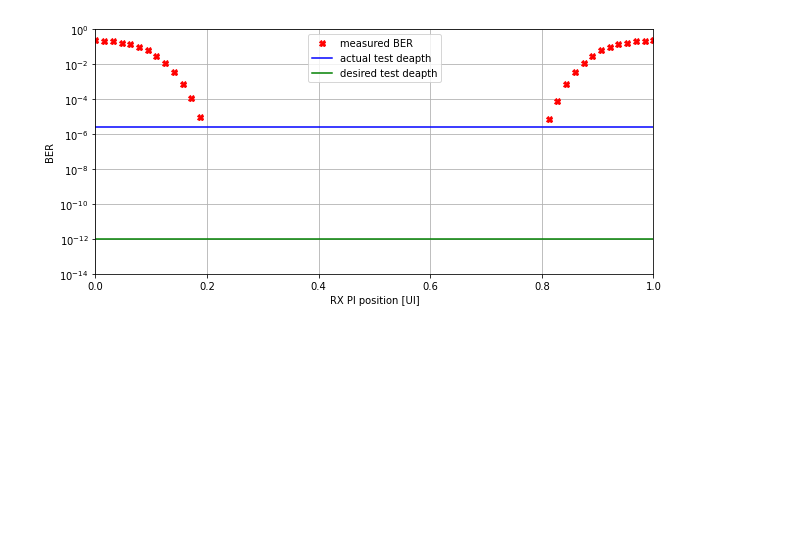
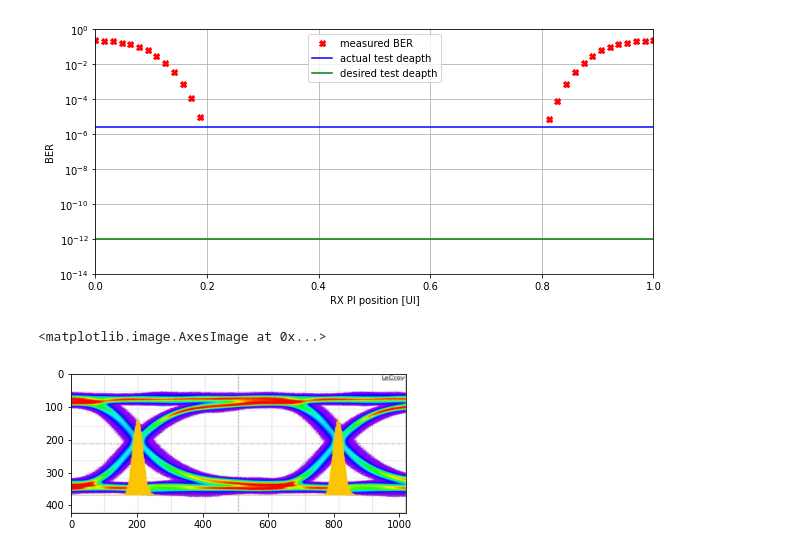
Before and after one commit to munich-ml/BER_tail_fit, a Jupyter notebook: BER_fit.ipynb, the cells around one changed output. Saved outputs shown, nothing was run; the diff lists cells and outputs as text; code cells hidden in the pictures; blank space fills up the shorter version.

```diff
--- a/BER_fit.ipynb
+++ b/BER_fit.ipynb
@@ -97,0 +140,5 @@ plt.legend(), plt.grid();
+# %%
+plt.imshow(plt.imread(link1))
+# %% [output]
+<matplotlib.image.AxesImage at 0x...>
+[figure, added]
```
Also changed, not shown: parts of 7 cells of this notebook.
